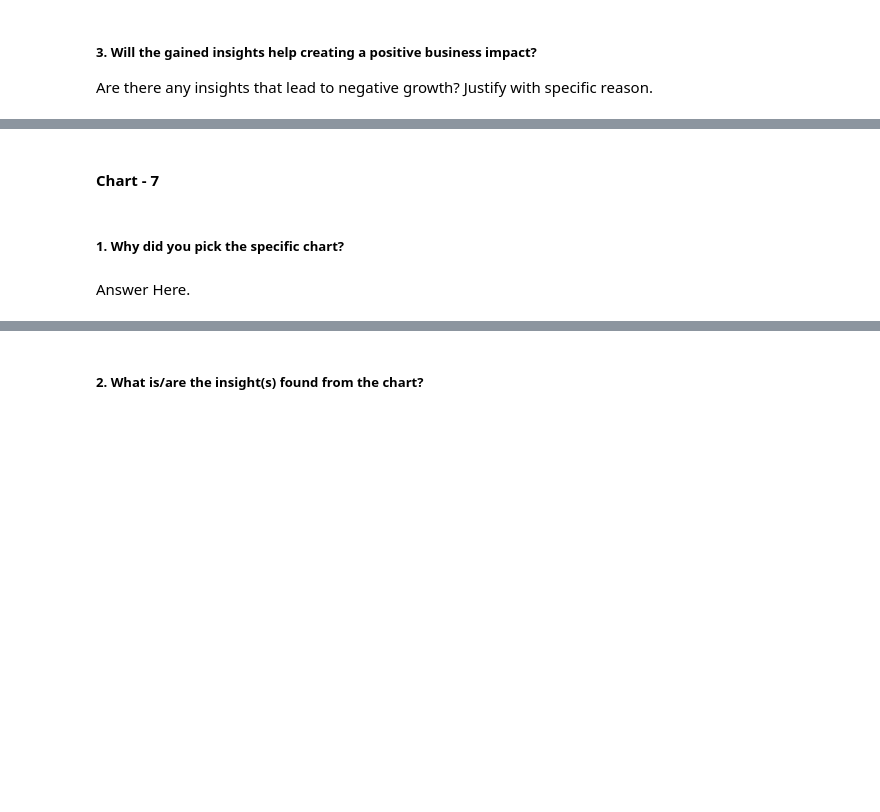
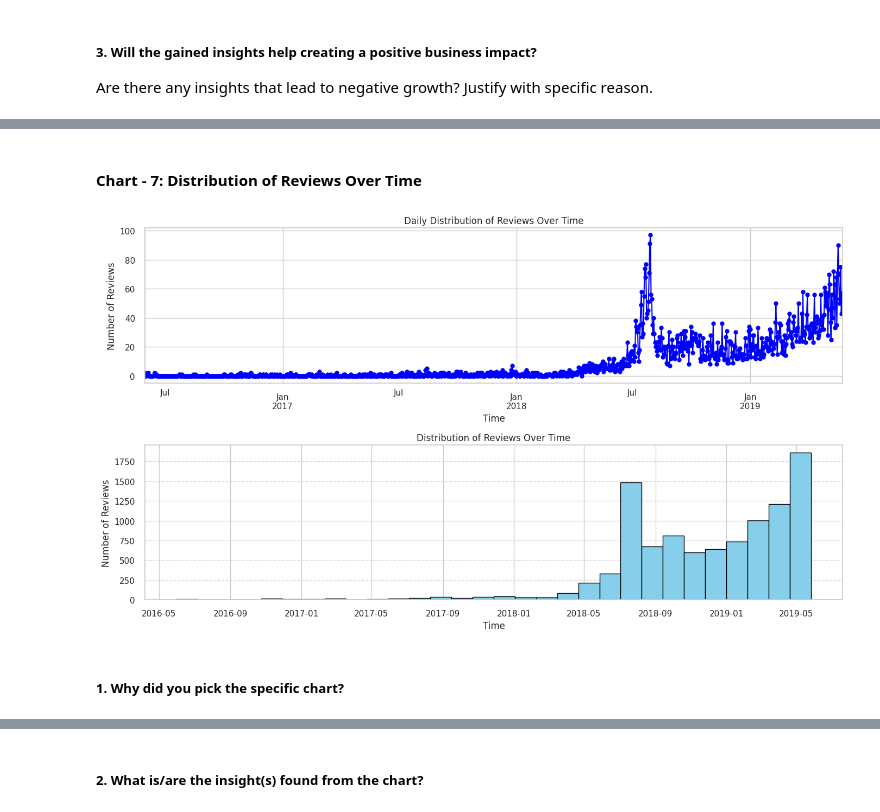
Before and after one commit to JatinKrRana/Alma_Better-Capstone_Project_1, a Jupyter notebook: Zomato_Restaurant_Clustering_And_Sentiment_Analysis.ipynb, the cells around one changed output, grey strips where cells are left out. Cells and saved outputs as stored; diff of their text form; code cells hidden in the pictures; blank space fills up the shorter version.

```diff
--- a/Zomato_Restaurant_Clustering_And_Sentiment_Analysis.ipynb
+++ b/Zomato_Restaurant_Clustering_And_Sentiment_Analysis.ipynb
@@ -680,2 +933,2 @@ Answer Here
 # %% [markdown]
-#### Chart - 7
+#### Chart - 7: Distribution of Reviews Over Time
@@ -684,4 +935,35 @@ Answer Here
+# %%
+# Convert 'Time' column to datetime format
+zom_rest_review_df['Time'] = pd.to_datetime(zom_rest_review_df['Time'])
+
+# Set 'Time' as the index for time-based analysis
+zom_rest_review_df.set_index('Time', inplace=True)
+
+# Resample data to daily frequency and count the number of reviews per day
+reviews_per_day = zom_rest_review_df.resample('D').size()
+
+# Plotting the line chart
+plt.figure(figsize=(14, 8))
+
+# Line chart for time trends
+plt.subplot(2, 1, 1)
+reviews_per_day.plot(color='blue', marker='o')
+plt.title('Daily Distribution of Reviews Over Time')
+plt.xlabel('Time')
+plt.ylabel('Number of Reviews')
+plt.grid(True)
+
+# Histogram for time distribution
+plt.subplot(2, 1, 2)
+plt.hist(zom_rest_review_df.index, bins=30, color='skyblue', edgecolor='black')
+plt.title('Distribution of Reviews Over Time')
+plt.xlabel('Time')
+plt.ylabel('Number of Reviews')
+plt.grid(axis='y', linestyle='--', alpha=0.7)
+
+plt.tight_layout()
+plt.show()
+# %% [output]
+[figure, added]
 # %% [markdown]
 ##### 1. Why did you pick the specific chart?
-# %% [markdown]
-Answer Here.
```
Also changed, not shown: parts of 52 cells of this notebook.
